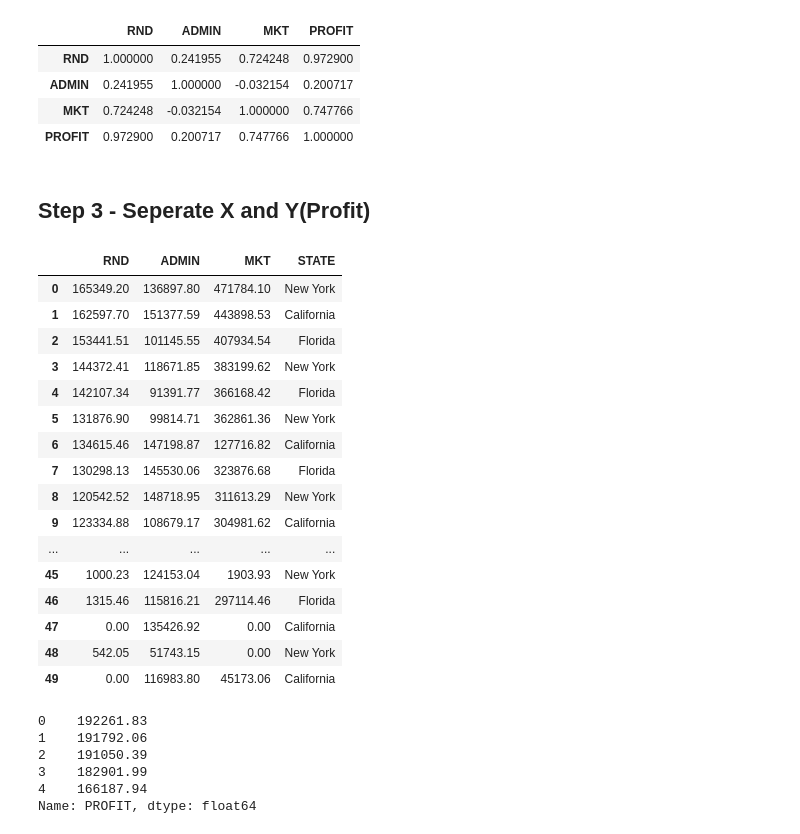
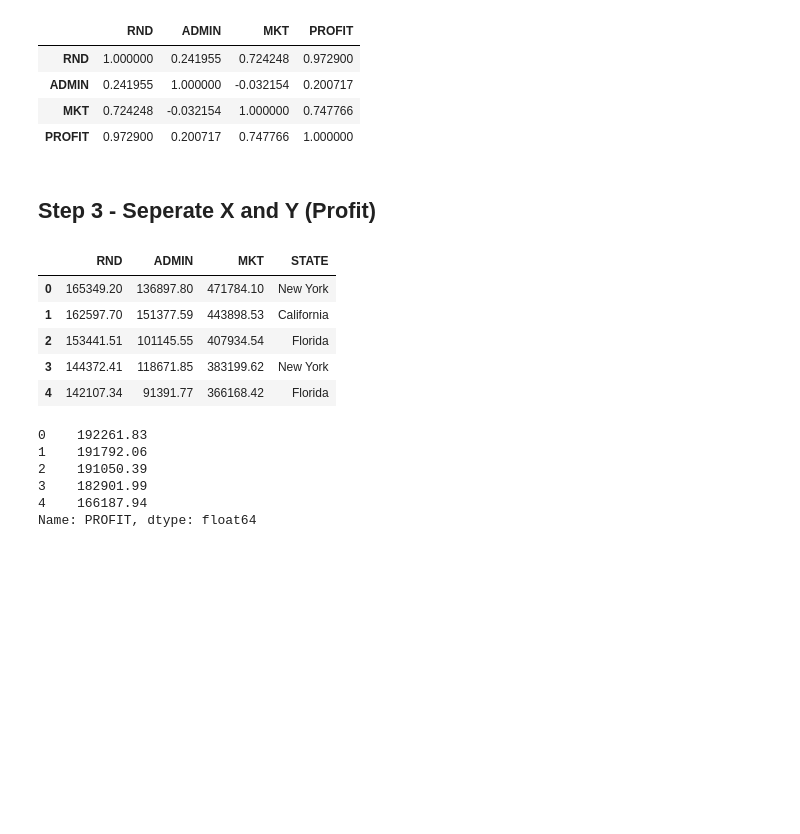
Before and after one commit to prathamesh0426/ML, a Jupyter notebook: 02_Multiple_Linear_Reg/MLR.ipynb, the cells around one changed output. Saved outputs shown, nothing was run; the diff lists cells and outputs as text; code cells hidden in the pictures; blank space fills up the shorter version.

```diff
--- a/02_Multiple_Linear_Reg/MLR.ipynb
+++ b/02_Multiple_Linear_Reg/MLR.ipynb
@@ -70,28 +71,17 @@ df.corr(numeric_only=True)
 | MKT | 0.724248 | -0.032154 | 1.000000 | 0.747766 |
 | PROFIT | 0.972900 | 0.200717 | 0.747766 | 1.000000 |
 # %% [markdown]
-## Step 3 - Seperate X and Y(Profit)
+## Step 3 - Seperate X and Y (Profit)
 # %%
 X = df.drop(columns=["PROFIT"])
-X
+X.head()
 # %% [output]
 |  | RND | ADMIN | MKT | STATE |
 | 0 | 165349.20 | 136897.80 | 471784.10 | New York |
 | 1 | 162597.70 | 151377.59 | 443898.53 | California |
 | 2 | 153441.51 | 101145.55 | 407934.54 | Florida |
 | 3 | 144372.41 | 118671.85 | 383199.62 | New York |
 | 4 | 142107.34 | 91391.77 | 366168.42 | Florida |
-| 5 | 131876.90 | 99814.71 | 362861.36 | New York |
-| 6 | 134615.46 | 147198.87 | 127716.82 | California |
-| 7 | 130298.13 | 145530.06 | 323876.68 | Florida |
-| 8 | 120542.52 | 148718.95 | 311613.29 | New York |
-| 9 | 123334.88 | 108679.17 | 304981.62 | California |
-| ... | ... | ... | ... | ... |
-| 45 | 1000.23 | 124153.04 | 1903.93 | New York |
-| 46 | 1315.46 | 115816.21 | 297114.46 | Florida |
-| 47 | 0.00 | 135426.92 | 0.00 | California |
-| 48 | 542.05 | 51743.15 | 0.00 | New York |
-| 49 | 0.00 | 116983.80 | 45173.06 | California |
 # %%
 Y = df["PROFIT"]
 Y.head()
```
Also changed, not shown: parts of 14 cells of this notebook, 59 other files.
